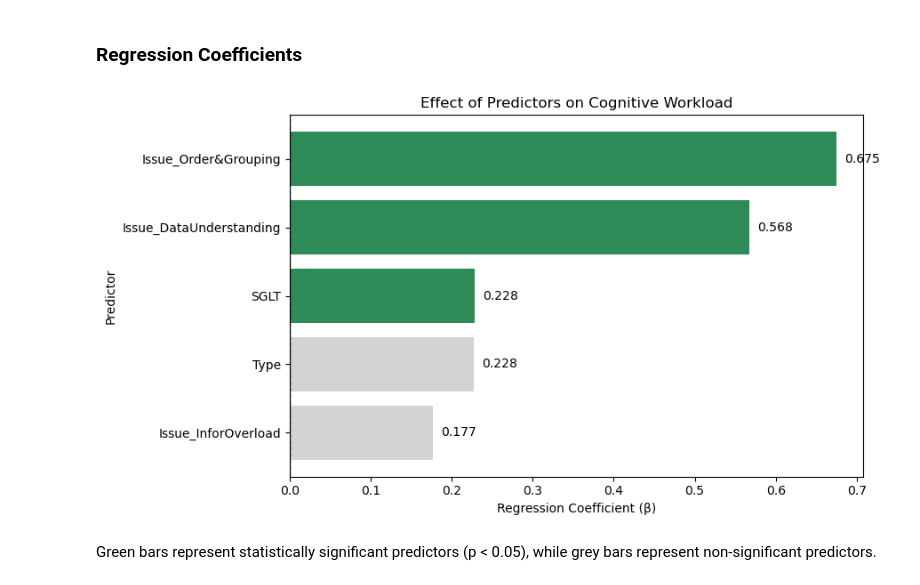
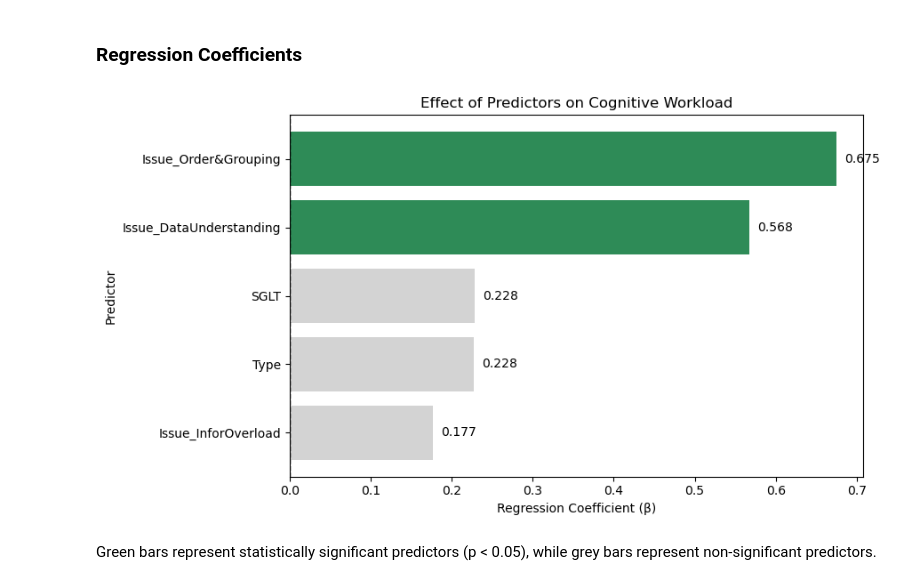
Before and after one commit to Chakuunaa/Evaluating-Dashboard-Design-Effectiveness-in-Data-Analytics, a Jupyter notebook: notebooks/01_Dissertation_Analysis.ipynb, the cells around one changed output. Cells and saved outputs as stored; diff of their text form; code cells hidden in the pictures.

```diff
--- a/notebooks/01_Dissertation_Analysis.ipynb
+++ b/notebooks/01_Dissertation_Analysis.ipynb
@@ -1055,5 +1025,23 @@ The residual plot and Spearman test (ρ = .343, p < .001) indicated evidence of
 # %%
-robust_model = sm.OLS(y, X_sm).fit(
+import pandas as pd
+import statsmodels.api as sm
+
+X_robust = pd.DataFrame({
+    "Type": (df["Type"] == "Intervention").astype(int),
+    "SGLT": pd.to_numeric(df["SGLT"], errors="coerce"),
+    "Issue_DataUnderstanding": (df["Issue"] == "DataUnderstanding").astype(int),
+    "Issue_InforOverload": (df["Issue"] == "InforOverload").astype(int),
+    "Issue_Order&Grouping": (df["Issue"] == "Order&Grouping").astype(int)
+})
+
+X_robust = sm.add_constant(X_robust).astype(float)
+
+y_robust = pd.to_numeric(df["avg_all"], errors="coerce").astype(float)
+
+robust_model = sm.OLS(
+    y_robust,
+    X_robust
+).fit(
     cov_type="cluster",
     cov_kwds={"groups": df["P"]}
 )
@@ -1579,8 +1638,8 @@ The predicted values are concentrated around the mean and do not capture the ful
 ### Regression Coefficients
 # %%
 # Coefficients and p-values
-coef = model.params.drop("const")
-pvalues = model.pvalues.drop("const")
+coef = mixed_result.fe_params.drop("const")
+pvalues = mixed_result.pvalues[mixed_result.fe_params.index].drop("const")
 
 # Sort by coefficient
 order = coef.sort_values().index
@@ -1589,34 +1648,34 @@ pvalues = pvalues.loc[order]
 
 # Significant vs non-significant
 colors = ["seagreen" if p < 0.05 else "lightgray" for p in pvalues]
 
 plt.figure(figsize=(9, 5))
 
 bars = plt.barh(
     coef.index,
     coef.values,
     color=colors
 )
 
 plt.axvline(x=0, color="black", linestyle="--", linewidth=1)
 
 # Coefficient values
 for bar, value in zip(bars, coef.values):
     plt.text(
         value + 0.01,
         bar.get_y() + bar.get_height() / 2,
         f"{value:.3f}",
         va="center"
     )
 
 plt.xlabel("Regression Coefficient (β)")
 plt.ylabel("Predictor")
 plt.title("Effect of Predictors on Cognitive Workload")
 
 plt.tight_layout()
 plt.show()
 # %% [output]
-[figure, old version]
+[figure, new version]
 # %% [markdown]
 Green bars represent statistically significant predictors (p < 0.05), while grey bars represent non-significant predictors.
 # %% [markdown]
```
Also changed, not shown: parts of 29 cells of this notebook, 1 other file.
